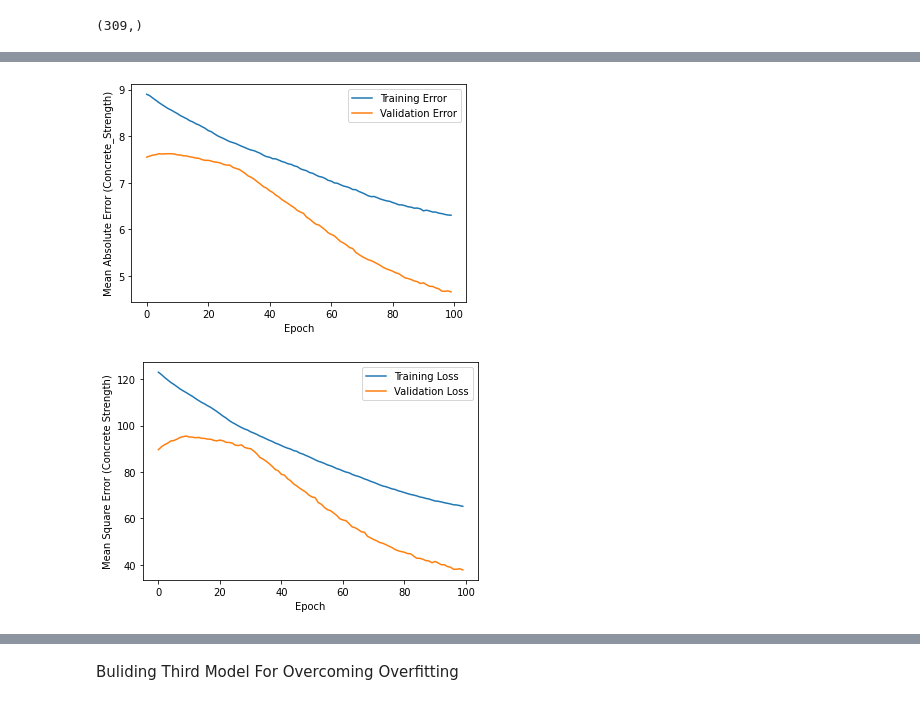
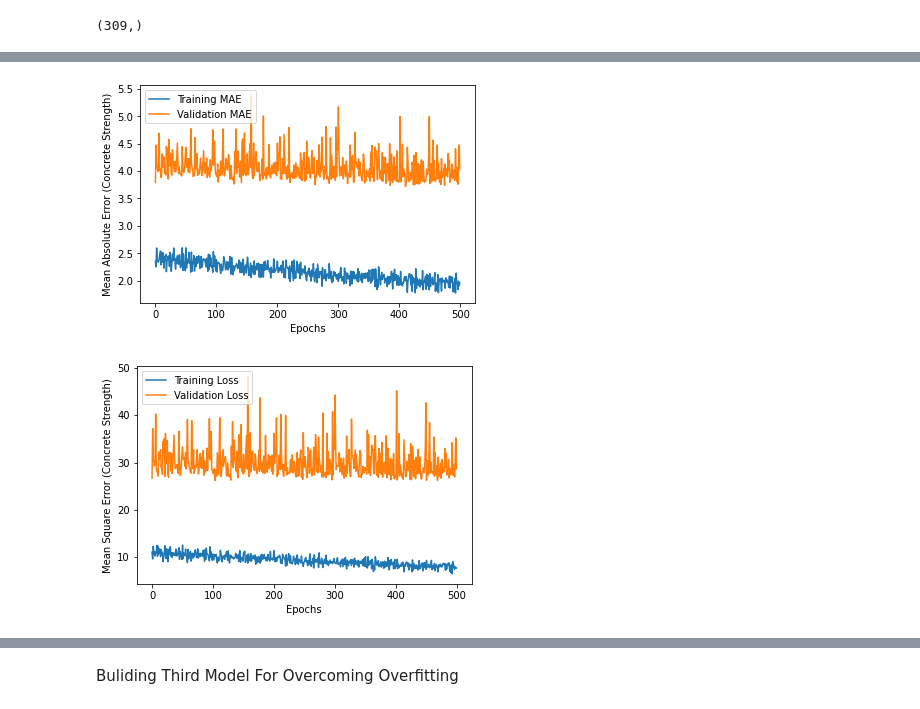
Before and after one commit to SyedHuzaifa007/PIAIC-Deep-Learning-Assignment, a Jupyter notebook: Concrete_Strength_Assignment.ipynb, the cells around one changed output, grey strips where cells are left out. Cells and saved outputs as stored; diff of their text form; code cells hidden in the pictures.

```diff
--- a/Concrete_Strength_Assignment.ipynb
+++ b/Concrete_Strength_Assignment.ipynb
@@ -329,5 +354,5 @@ Trainable params: 81
 Non-trainable params: 0
 _________________________________________________________________
 # %%
-# Training Model on Training Data
-history = model.fit(train_data, train_labels, epochs = 100)
+# Training Model on Train Data
+history = model.fit(train_data, train_labels, epochs=100, verbose = 0, validation_split= 0.2)
@@ -460,0 +464,14 @@ model2 = model
+# %%
+#Making Second Model For Validation Data
+from tensorflow.keras.models import Sequential
+model2 = Sequential()
+# model2.add(Dense(10, activation='relu', input_shape = (22,)))
+# model2.add(Dense(8, activation='relu'))
+# model2.add(Dense(6, activation='relu'))
+model2.add(Dense(64, activation = 'relu', input_shape = [len(train_data.keys())]))
+model2.add(Dense(64, activation = 'relu'))
+model2.add(Dense(64, activation = 'relu'))
+model2.add(Dense(1))
+optimizer = tf.keras.optimizers.RMSprop(0.001)
+model2.compile(optimizer=optimizer, loss='mse', metrics=['mse','mae'])
+model2.summary()
@@ -461,8 +495,8 @@ model2 = model
 # %%
-history_1 = model2.fit(train_data, train_labels, epochs=100, verbose = 0, validation_split=0.2)
+history_1 = model2.fit(train_data, train_labels, epochs=500, verbose = 0, validation_split=0.2)
 # %%
 # Feeding history_1 In DataFrame
 history_1_df = pd.DataFrame(history_1.history)
-history_1_df['epochs'] = history.epoch
+history_1_df['epochs'] = history_1.epoch
 history_1_df.tail()
 # %% [output]
@@ -492,25 +526,26 @@ Mean Absolute Error: 7.210556507110596
 # %%
-# Plotting Loss on Validation Data
-def plot_history1(history_1):
-  # Mean Absolute Error
+
+# Plotting Loss
+def history_plot(history):
+  # For Mean Absolute Error
   plt.figure()
-  plt.xlabel('Epoch')
-  plt.ylabel('Mean Absolute Error (Concrete_Strength)')
-  plt.plot(history_1_df['epochs'], history_1_df['mae'], label = 'Training Error')
-  plt.plot(history_1_df['epochs'], history_1_df['val_mae'], label = 'Validation Error')
+  plt.xlabel('Epochs')
+  plt.ylabel('Mean Absolute Error (Concrete Strength)')
+  plt.plot(history_1_df['epochs'], history_1_df['mae'], label = 'Training MAE')
+  plt.plot(history_1_df['epochs'], history_1_df['val_mae'], label = 'Validation MAE')
   plt.legend()
-  # Mean Square Error
+  # For Mean Squared Error
   plt.figure()
-  plt.xlabel('Epoch')
+  plt.xlabel('Epochs')
   plt.ylabel('Mean Square Error (Concrete Strength)')
   plt.plot(history_1_df['epochs'], history_1_df['loss'], label = 'Training Loss')
-  plt.plot(history_1_df['epochs'], history_1_df['val_loss'], label = 'Validation Loss')
+  plt.plot(history_1_df['epochs'], history_1_df['val_mse'], label = 'Validation Loss')
   plt.legend()
 
-plot_history1(history_1)
+history_plot(history_1_df)
 # %% [output]
-[figure, old version]
+[figure, new version]
-[figure, old version]
+[figure, new version]
 # %%
 plt.scatter(test_labels, predictions1)
 plt.xlabel('True Value [Price]')
```
Also changed, not shown: parts of 45 cells of this notebook.
